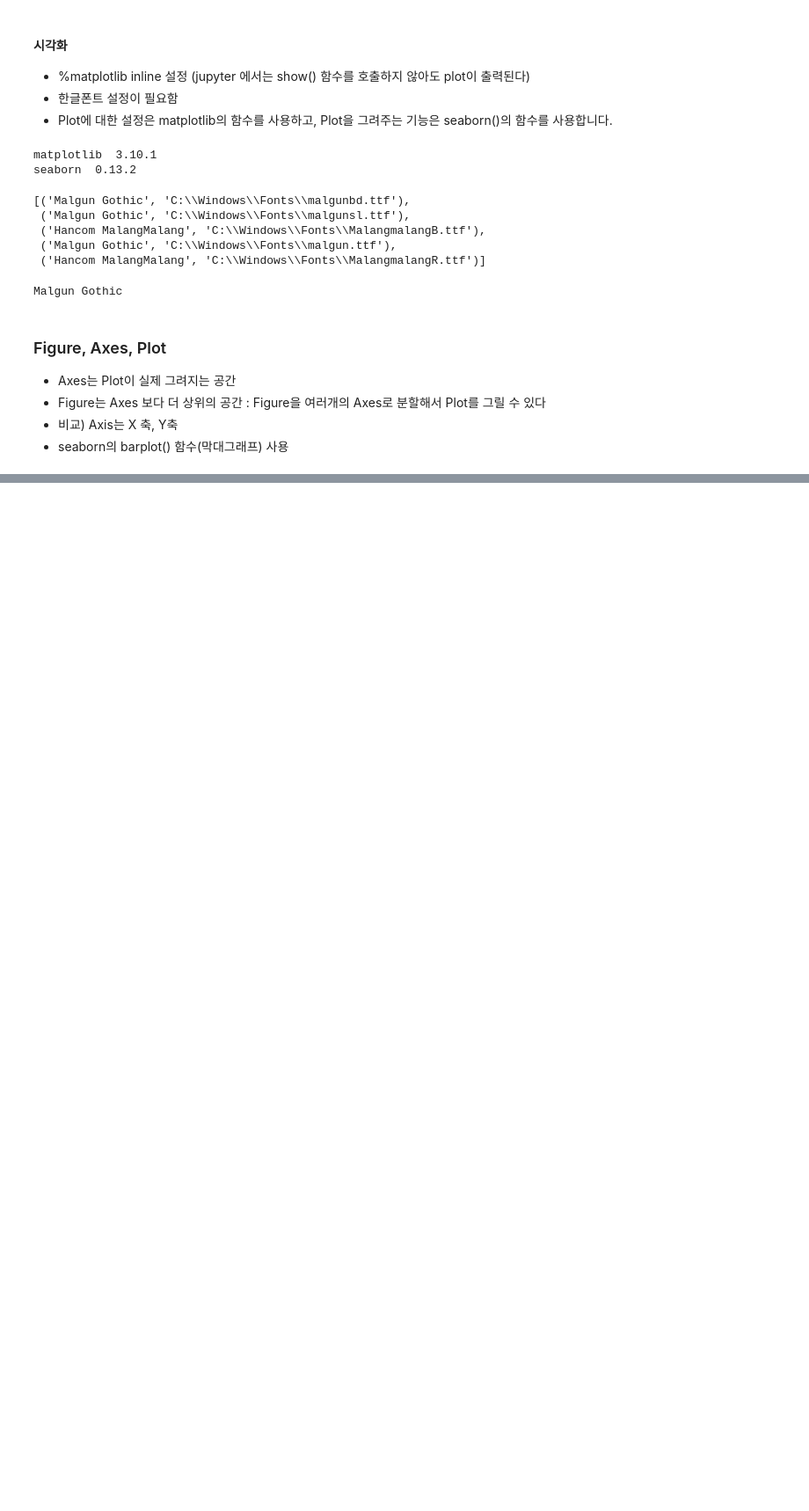
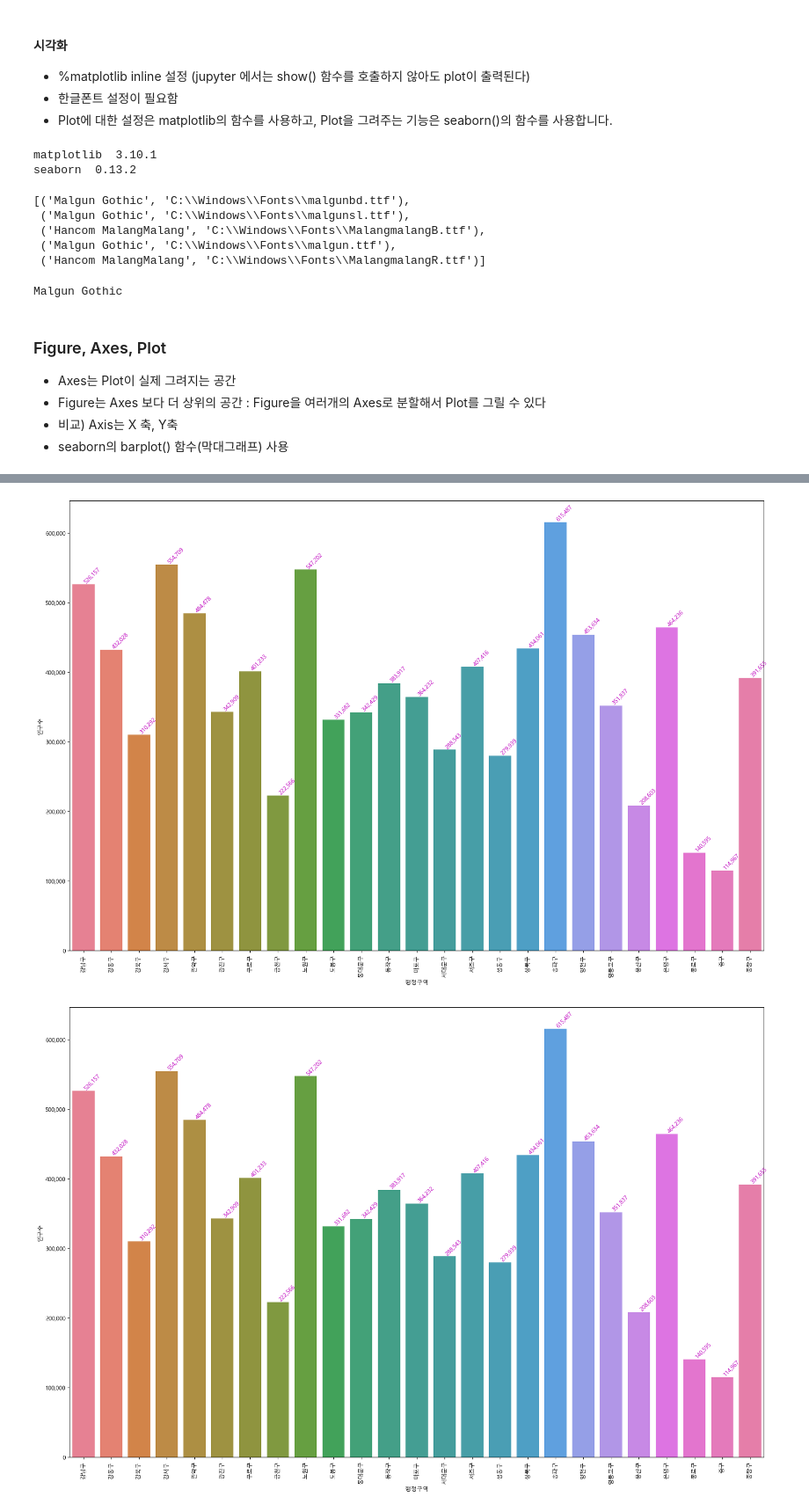
Before and after one commit to sosoo208/Python_Webscraping_Analysis, a Jupyter notebook: 03-1.행정구역정보_분석과시각화.ipynb, the cells around one changed output, grey strips where cells are left out. Shown: that part at 88% size. Drawn from its saved outputs; the diff is of its cells as text; code cells hidden in the pictures; blank space fills up the shorter version.

```diff
--- a/03-1.행정구역정보_분석과시각화.ipynb
+++ b/03-1.행정구역정보_분석과시각화.ipynb
@@ -1160,14 +1196,18 @@ show_pop_area('경기도')
 # %%
-# figure, ax1 = plt.subplots(nrows=1, ncols=1)
-# figure.set_size_inches(18,12)
-# sns.barplot(data=seoul_df, x="행정구역", y="인구수", ax=ax1,hue='행정구역')
+figure, ax1 = plt.subplots(nrows=1, ncols=1)
+figure.set_size_inches(18,12)
+sns.barplot(data=seoul_df, x="행정구역", y="인구수", ax=ax1,hue='행정구역')
 
 #y축의 label값에 ,(콤마) 출력하기
-# ax1.get_yaxis().set_major_formatter(plt.FuncFormatter(lambda x, loc: "{:,}".format(int(x))))
+ax1.get_yaxis().set_major_formatter(plt.FuncFormatter(lambda x, loc: "{:,}".format(int(x))))
 
 
-# for item in ax1.get_xticklabels():
-#     item.set_rotation(90)
-# for i, v in enumerate(seoul_df["인구수"].items()):
-#     ax1.text(i ,v[1], "{:,}".format(v[1]), color='m', va ='bottom', rotation=45)
-# plt.tight_layout()
+for item in ax1.get_xticklabels():
+    item.set_rotation(90)
+for i, v in enumerate(seoul_df["인구수"].items()):
+    ax1.text(i ,v[1], "{:,}".format(v[1]), color='m', va ='bottom', rotation=45)
+plt.tight_layout()
+plt.show()
+# %% [output]
+[figure, added]
+[figure, added]
```
Also changed, not shown: parts of 6 cells of this notebook.
